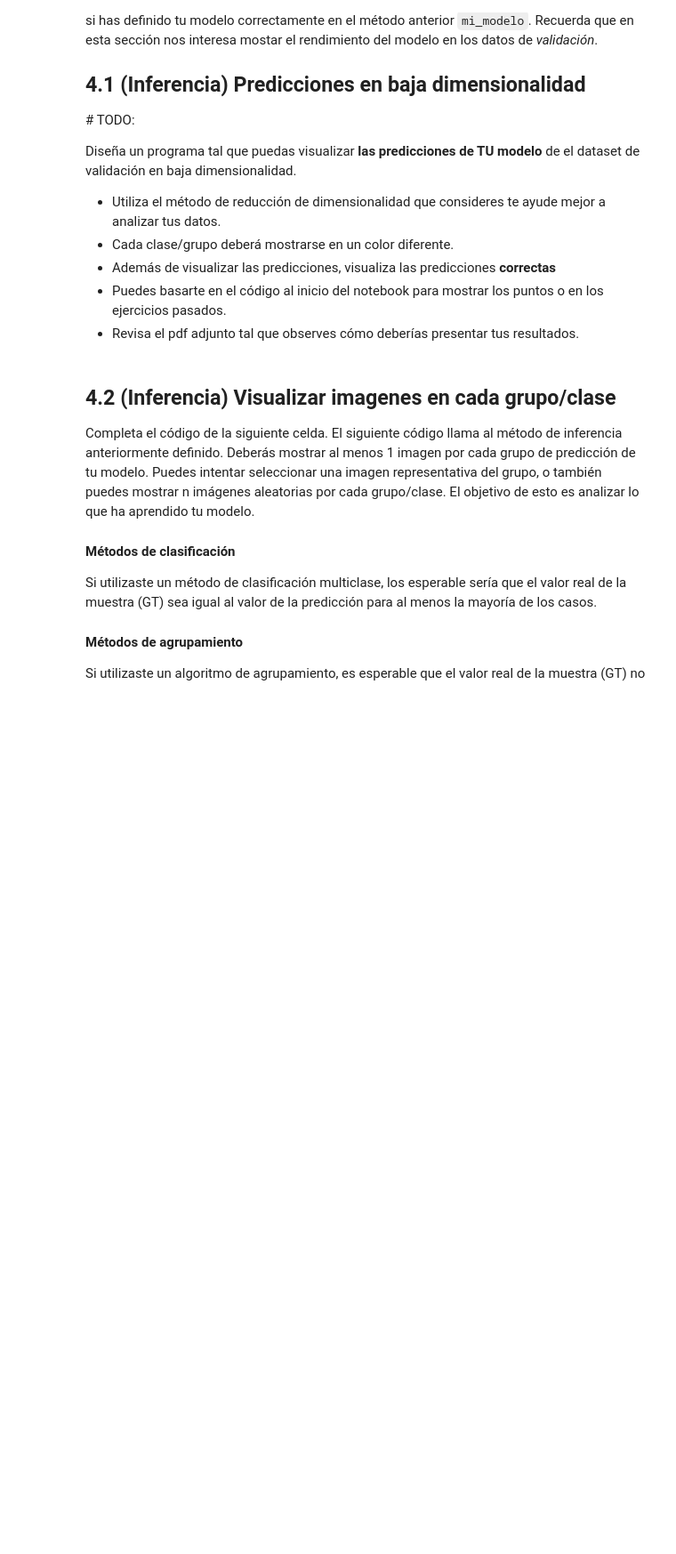
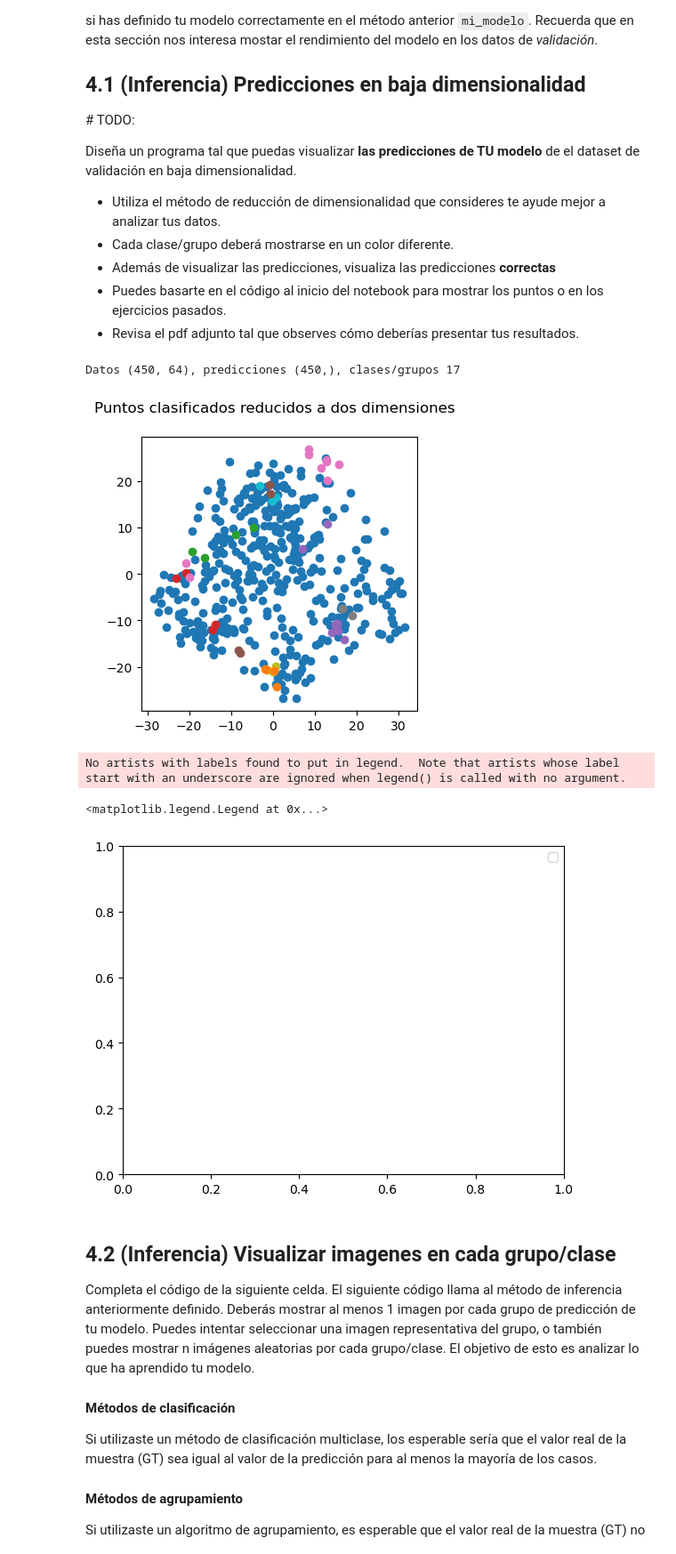
Before and after one commit to eliasib18/0.66, a Jupyter notebook: proyecto_1_ML/proyecto_1_ML.ipynb, the cells around one changed output. Shown at 89% size. Drawn from its saved outputs; the diff is of its cells as text; code cells hidden in the pictures; blank space fills up the shorter version.

```diff
--- a/proyecto_1_ML/proyecto_1_ML.ipynb
+++ b/proyecto_1_ML/proyecto_1_ML.ipynb
@@ -165,6 +165,7 @@ Datos los datos `data_train` con las etiquetas `target_train` define y entrena u
 # y aplicamos la misma normalización a ambos
 scaler = StandardScaler()
 scaler.fit(data_train)
+from sklearn.cluster import DBSCAN
 
 def mi_modelo(X, label):
     '''
@@ -179,6 +180,9 @@ def mi_modelo(X, label):
 
     # TODO: Entrena el modelo y regresa el modelo entrenado en los datos de entrenamiento.
     # Entrena tu modelo con los DATOS NORMALIZADOS
+
+    model = DBSCAN(eps=3, min_samples=2)
+    model.fit(data)
 
     return model
 
@@ -198,7 +202,7 @@ def mi_inferencia(modelo, X_val):
     # TODO: Utiliza el modelo para predecir valores para los datos de validación
     # Regresa las predicciones de tu modelo para X_val.
     # Aplica inferencia sobre los DATOS NORMALIZADOS
-
+    preds = modelo.fit_predict(data)
     return preds
 
 # Utilizamos solo los datos de entrenamiento (alta dimensionalidad) para entrenar
@@ -223,24 +227,35 @@ Diseña un programa tal que puedas visualizar **las predicciones de TU modelo**
 # %%
 # Llamamos a inferencia de su modelo
 # preds deberá ser de la forma N,1
 # indicando el número al que corresponde cada imagen
 preds = mi_inferencia(modelo, data_val)
 
 # Buscamos la cantidad de grupos/clases que hay en los datos de validación
 group_pred = np.unique(preds)
 n_groups = len(group_pred)
 print(f"Datos {data_val.shape}, predicciones {preds.shape}, clases/grupos {n_groups}")
 
 fig, ax_reduced = plt.subplots(1, 1, figsize=(4,4))
 fig.suptitle("Puntos clasificados reducidos a dos dimensiones")
 
 # TODO: Grafíca los datos DE VALIDACIÓN reducidos (reduced_data_val)
 # con un color distinto para cada grupo/clase que tu modelo ha predecido (preds)
 #========== Start =========
+for group in group_pred:
+    # seleccionamos los puntos de cada grupo
+    idx = (preds == group)
+    # graficamos los puntos con un color distinto
+    ax_reduced.scatter(reduced_data_val[idx, 0], reduced_data_val[idx, 1], label=group)
 
 #========== End ===========
 plt.show()
 plt.legend()
+# %% [output]
+Datos (450, 64), predicciones (450,), clases/grupos 17
+[figure, added]
+No artists with labels found to put in legend.  Note that artists whose label start with an underscore are ignored when legend() is called with no argument.
+<matplotlib.legend.Legend at 0x...>
+[figure, added]
 # %% [markdown]
 ## 4.2 (Inferencia) Visualizar imagenes en cada grupo/clase
 Completa el código de la siguiente celda. El siguiente código llama al método de inferencia anteriormente definido. Deberás mostrar al menos 1 imagen por cada grupo de predicción de tu modelo. Puedes intentar seleccionar una imagen representativa del grupo, o también puedes mostrar n imágenes aleatorias por cada grupo/clase. El objetivo de esto es analizar lo que ha aprendido tu modelo.
```
Also changed, not shown: parts of 3 cells of this notebook.
